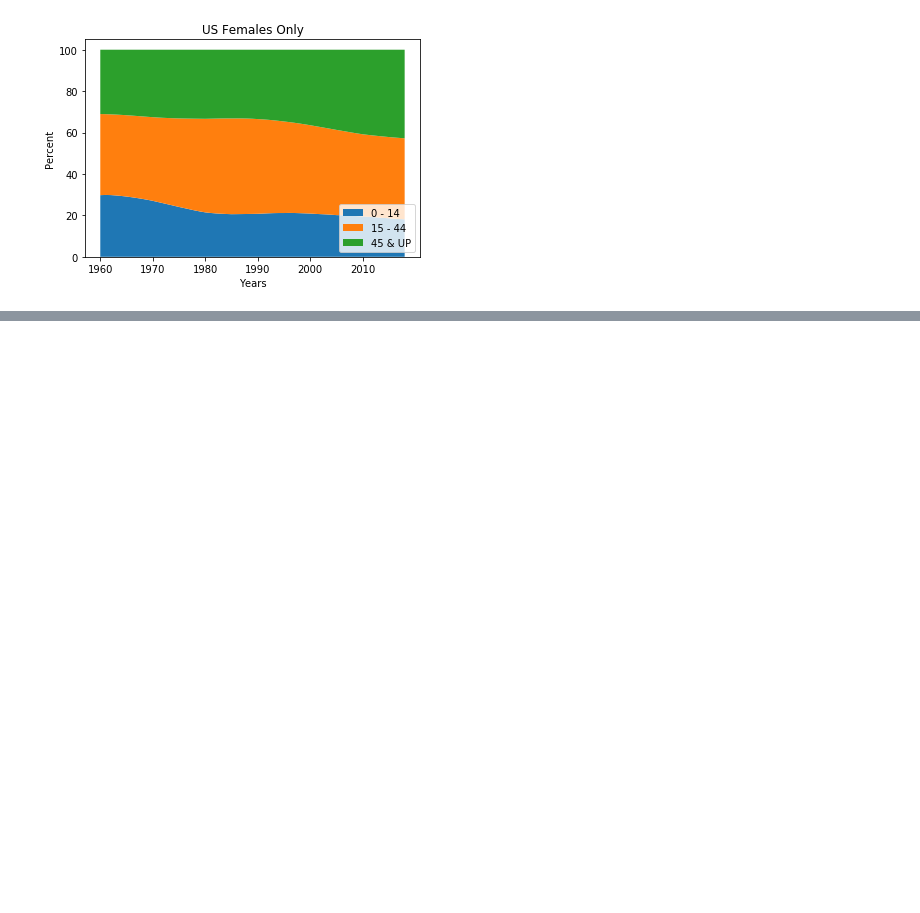
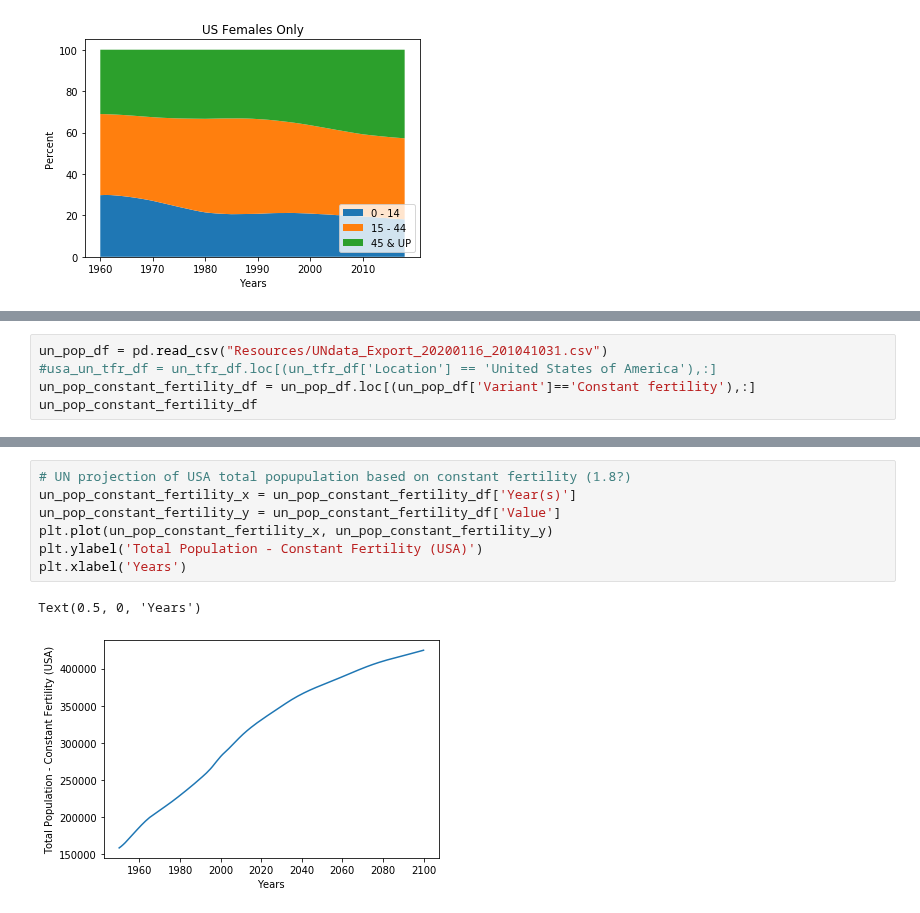
Before and after one commit to plowden/project-1-group-6, a Jupyter notebook: thien.ipynb, the cells around one changed output, grey strips where cells are left out. Saved outputs shown, nothing was run; the diff lists cells and outputs as text; blank space fills up the shorter version.

```diff
--- a/thien.ipynb
+++ b/thien.ipynb
@@ -371,0 +384,5 @@ Text(0.5, 1.0, 'US Females Only')
+# %%
+un_pop_df = pd.read_csv("Resources/UNdata_Export_20200116_201041031.csv")
+#usa_un_tfr_df = un_tfr_df.loc[(un_tfr_df['Location'] == 'United States of America'),:]
+un_pop_constant_fertility_df = un_pop_df.loc[(un_pop_df['Variant']=='Constant fertility'),:]
+un_pop_constant_fertility_df
@@ -371,0 +403,10 @@ Text(0.5, 1.0, 'US Females Only')
+# %%
+# UN projection of USA total popupulation based on constant fertility (1.8?)
+un_pop_constant_fertility_x = un_pop_constant_fertility_df['Year(s)']
+un_pop_constant_fertility_y = un_pop_constant_fertility_df['Value']
+plt.plot(un_pop_constant_fertility_x, un_pop_constant_fertility_y)
+plt.ylabel('Total Population - Constant Fertility (USA)')
+plt.xlabel('Years')
+# %% [output]
+Text(0.5, 0, 'Years')
+[figure, added]
```
Also changed, not shown: parts of 18 cells of this notebook, 4 other files.
